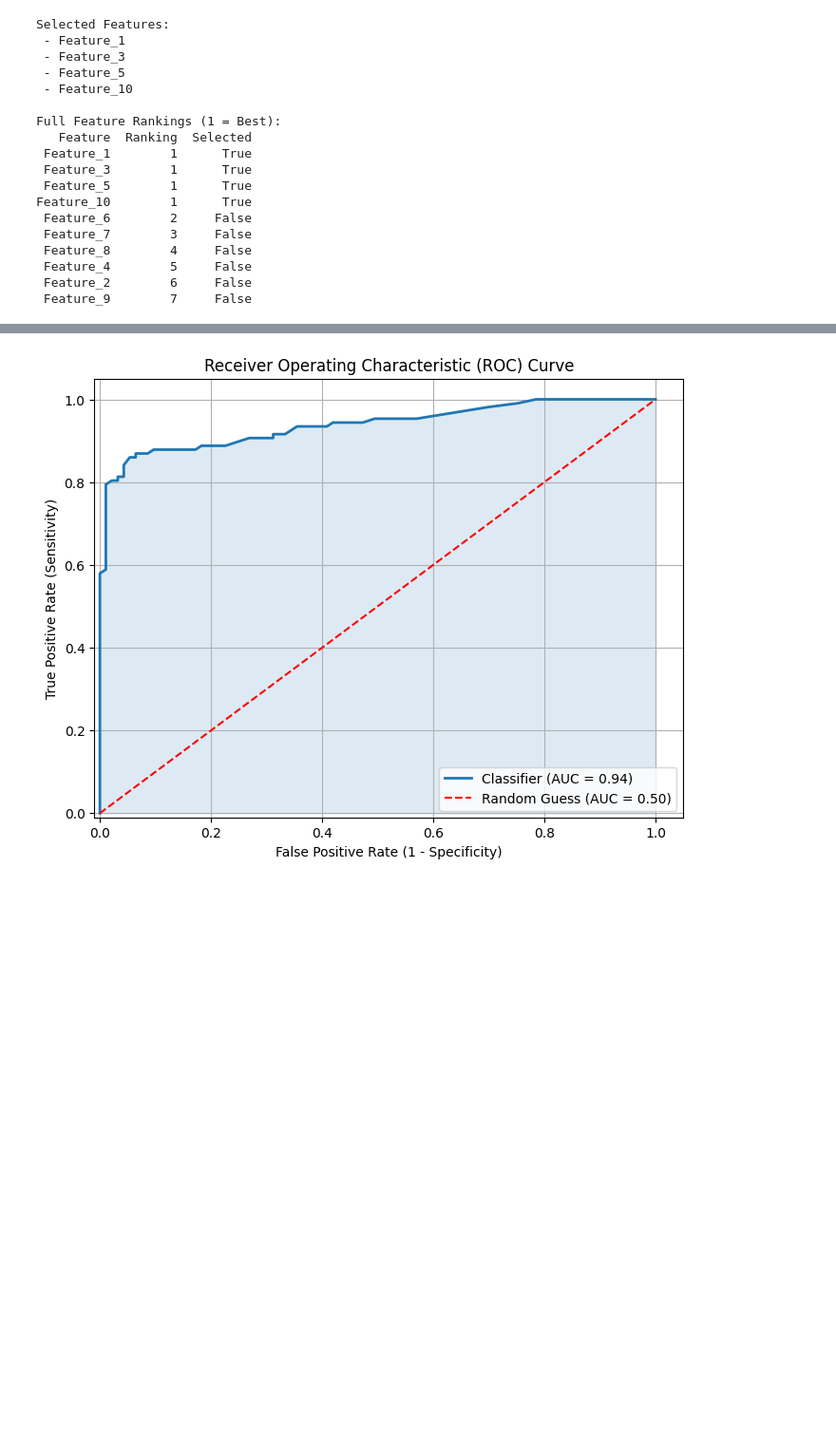
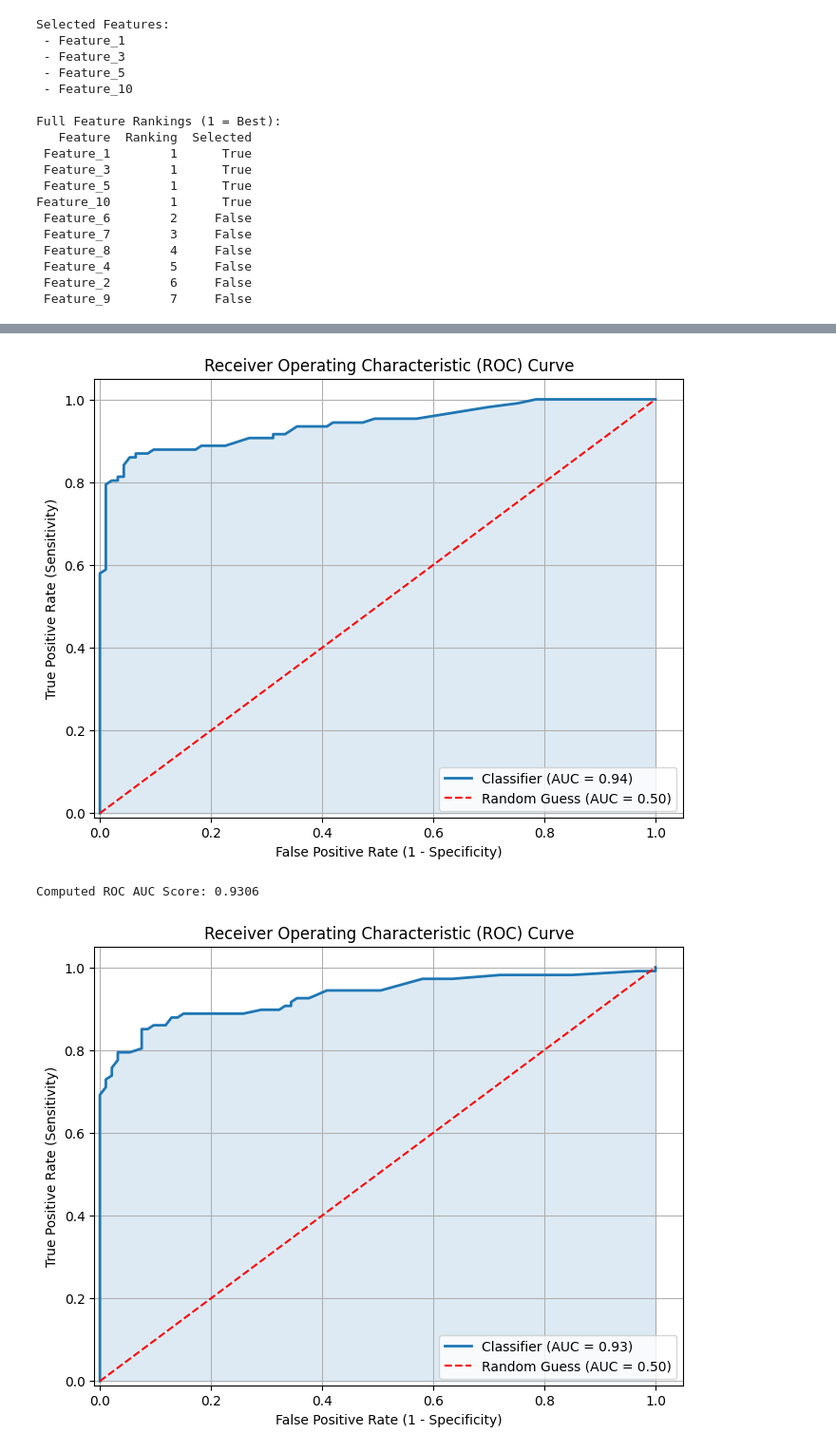
Before and after one commit to amroatefelshafey/AI_Labs, a Jupyter notebook: Scratch/scratch.ipynb, the cells around one changed output, grey strips where cells are left out. Shown at 95% size. Drawn from its saved outputs; the diff is of its cells as text; code cells hidden in the pictures; blank space fills up the shorter version.

```diff
--- a/Scratch/scratch.ipynb
+++ b/Scratch/scratch.ipynb
@@ -65,6 +65,7 @@ import numpy as np
 from sklearn.datasets import make_classification
 from sklearn.model_selection import train_test_split
 from sklearn.ensemble import RandomForestClassifier
+from sklearn.naive_bayes import CategoricalNB
 from sklearn.metrics import roc_curve, roc_auc_score
 
 # 1. Generate a synthetic binary classification dataset
@@ -125,6 +126,41 @@ plt.grid(True)
 
 # Show the plot
 plt.show()
+
+
+clf = RandomForestClassifier(n_estimators=100, random_state=402, criterion='entropy')
+clf.fit(X_train, y_train)
+
+y_pred_proba2 = clf.predict_proba(X_test)[:, 1]
+
+fpr, tpr, thresholds = roc_curve(y_test, y_pred_proba2)
+auc_score = roc_auc_score(y_test, y_pred_proba2)
+
+print(f"Computed ROC AUC Score: {auc_score:.4f}")
+
+# 6. Plot the ROC Curve
+plt.figure(figsize=(8, 6))
+
+# Plot the model's ROC curve
+plt.plot(fpr, tpr, color='tab:blue', lw=2, label=f'Classifier (AUC = {auc_score:.2f})')
+
+# Fill the area under the curve
+plt.fill_between(fpr, tpr, alpha=0.15, color='tab:blue')
+
+# Plot the random guess line (diagonal)
+plt.plot([0, 1], [0, 1], color='red', lw=1.5, linestyle='--', label='Random Guess (AUC = 0.50)')
+
+# Graph styling
+plt.xlim([-0.01, 1.05])
+plt.ylim([-0.01, 1.05])
+plt.xlabel('False Positive Rate (1 - Specificity)')
+plt.ylabel('True Positive Rate (Sensitivity)')
+plt.title('Receiver Operating Characteristic (ROC) Curve')
+plt.legend(loc="lower right")
+plt.grid(True)
+
+# Show the plot
+plt.show()
 # %% [output]
      Feature_1  Feature_2  Feature_3  Feature_4  Feature_5  Feature_6  \
 0    -0.669356  -1.495778  -0.870766   1.141831   0.021606   1.730630
@@ -142,5 +178,7 @@ plt.show()
 998    0
 999    0
 Name: Output, Length: 1000, dtype: int64
 Computed ROC AUC Score: 0.9379
 [figure]
+Computed ROC AUC Score: 0.9306
+[figure, added]
```
Also changed, not shown: parts of 1 cell of this notebook, 5 other files.
